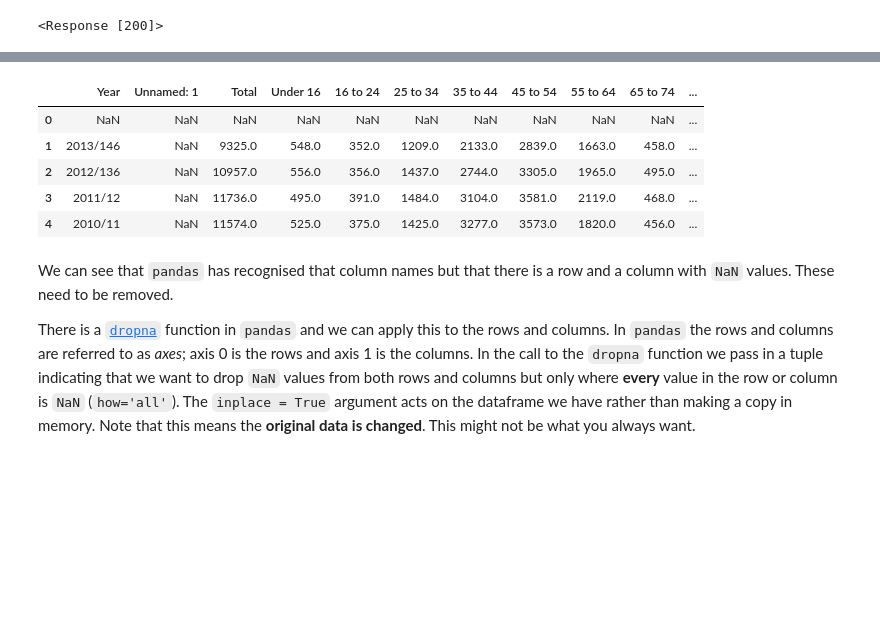
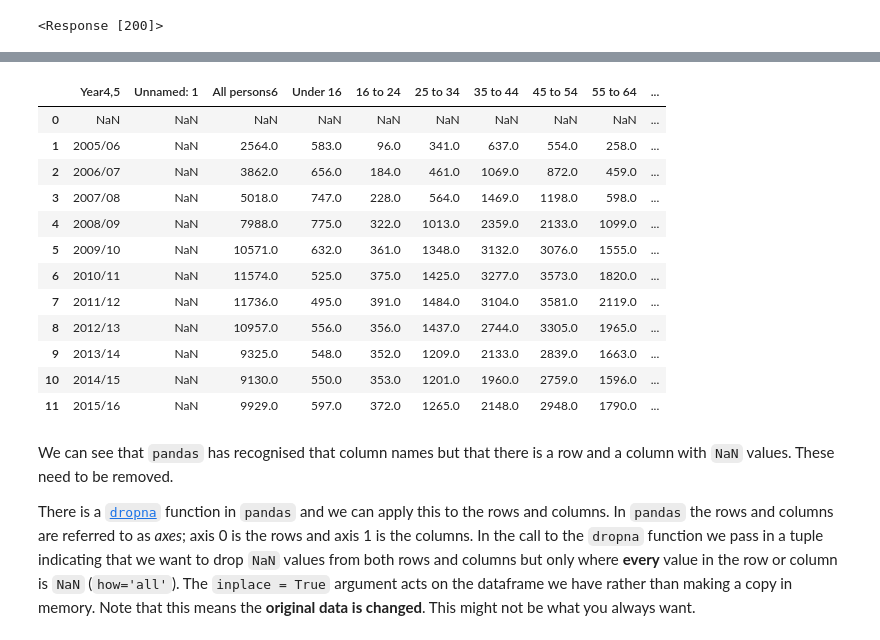
Before and after one commit to iaingallagher/BasicPython, a Jupyter notebook: Week8 - Data from the Web.ipynb, the cells around one changed output, grey strips where cells are left out. Drawn from its saved outputs; the diff is of its cells as text; code cells hidden in the pictures; blank space fills up the shorter version.

````diff
--- a/Week8 - Data from the Web.ipynb
+++ b/Week8 - Data from the Web.ipynb
@@ -93,14 +93,21 @@ print(data.sheet_names) # get tab names
 # %%
 # Read 2nd section, the obesity figures by age data
-data_age = data.parse('7.2', skiprows=3, skipfooter=14) # skip first 3 rows, last 14 rows
-data_age.head() # first few entries
+data_age = data.parse('Table 2', skiprows=7, skipfooter=14) # skip first 3 rows, last 14 rows
+data_age # data
 # %% [output]
-|  | Year | Unnamed: 1 | Total | Under 16 | 16 to 24 | 25 to 34 | 35 to 44 | 45 to 54 | 55 to 64 | 65 to 74 | ... |
-| 0 | NaN | NaN | NaN | NaN | NaN | NaN | NaN | NaN | NaN | NaN | ... |
-| 1 | 2013/146 | NaN | 9325.0 | 548.0 | 352.0 | 1209.0 | 2133.0 | 2839.0 | 1663.0 | 458.0 | ... |
-| 2 | 2012/136 | NaN | 10957.0 | 556.0 | 356.0 | 1437.0 | 2744.0 | 3305.0 | 1965.0 | 495.0 | ... |
-| 3 | 2011/12 | NaN | 11736.0 | 495.0 | 391.0 | 1484.0 | 3104.0 | 3581.0 | 2119.0 | 468.0 | ... |
-| 4 | 2010/11 | NaN | 11574.0 | 525.0 | 375.0 | 1425.0 | 3277.0 | 3573.0 | 1820.0 | 456.0 | ... |
+|  | Year4,5 | Unnamed: 1 | All persons6 | Under 16 | 16 to 24 | 25 to 34 | 35 to 44 | 45 to 54 | 55 to 64 | ... |
+| 0 | NaN | NaN | NaN | NaN | NaN | NaN | NaN | NaN | NaN | ... |
+| 1 | 2005/06 | NaN | 2564.0 | 583.0 | 96.0 | 341.0 | 637.0 | 554.0 | 258.0 | ... |
+| 2 | 2006/07 | NaN | 3862.0 | 656.0 | 184.0 | 461.0 | 1069.0 | 872.0 | 459.0 | ... |
+| 3 | 2007/08 | NaN | 5018.0 | 747.0 | 228.0 | 564.0 | 1469.0 | 1198.0 | 598.0 | ... |
+| 4 | 2008/09 | NaN | 7988.0 | 775.0 | 322.0 | 1013.0 | 2359.0 | 2133.0 | 1099.0 | ... |
+| 5 | 2009/10 | NaN | 10571.0 | 632.0 | 361.0 | 1348.0 | 3132.0 | 3076.0 | 1555.0 | ... |
+| 6 | 2010/11 | NaN | 11574.0 | 525.0 | 375.0 | 1425.0 | 3277.0 | 3573.0 | 1820.0 | ... |
+| 7 | 2011/12 | NaN | 11736.0 | 495.0 | 391.0 | 1484.0 | 3104.0 | 3581.0 | 2119.0 | ... |
+| 8 | 2012/13 | NaN | 10957.0 | 556.0 | 356.0 | 1437.0 | 2744.0 | 3305.0 | 1965.0 | ... |
+| 9 | 2013/14 | NaN | 9325.0 | 548.0 | 352.0 | 1209.0 | 2133.0 | 2839.0 | 1663.0 | ... |
+| 10 | 2014/15 | NaN | 9130.0 | 550.0 | 353.0 | 1201.0 | 1960.0 | 2759.0 | 1596.0 | ... |
+| 11 | 2015/16 | NaN | 9929.0 | 597.0 | 372.0 | 1265.0 | 2148.0 | 2948.0 | 1790.0 | ... |
 # %% [markdown]
 We can see that ```pandas``` has recognised that column names but that there is a row and a column with ```NaN``` values. These need to be removed.
 
````
Also changed, not shown: parts of 30 cells of this notebook.
